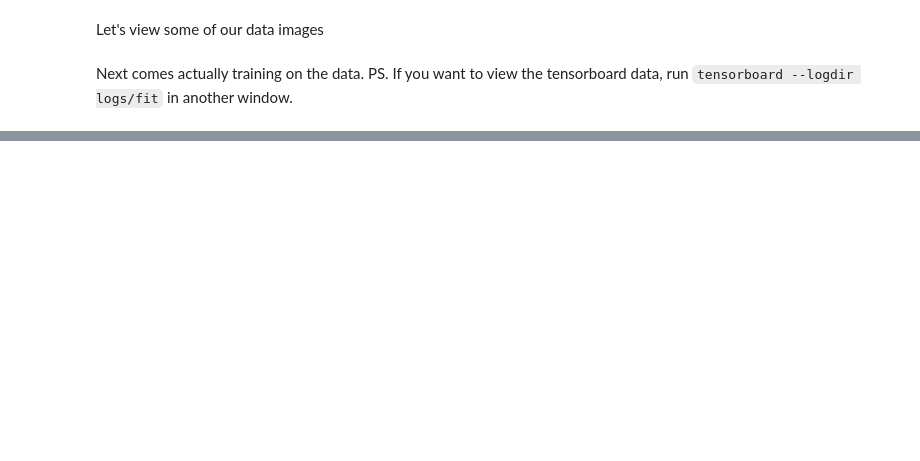
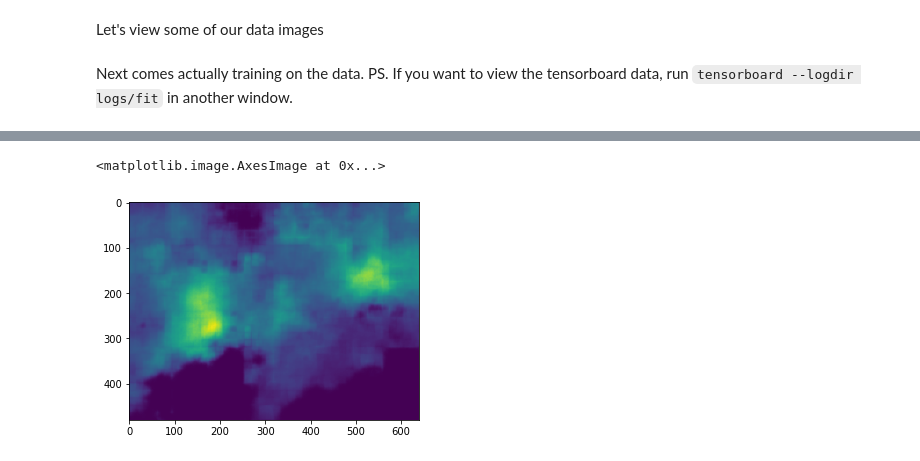
Before and after one commit to Wenhan-Samuel-Lee/ego-planner, a Jupyter notebook: src/neural_net/src/nn.ipynb, the cells around one changed output, grey strips where cells are left out. Saved outputs shown, nothing was run; the diff lists cells and outputs as text; code cells hidden in the pictures; blank space fills up the shorter version.

```diff
--- a/src/neural_net/src/nn.ipynb
+++ b/src/neural_net/src/nn.ipynb
@@ -161,10 +189,10 @@ tensorboard_callback = tf.keras.callbacks.TensorBoard(log_dir=log_dir, histogram
 # mnist_digits = np.concatenate([x_train, x_test], axis=0)
 # mnist_digits = np.expand_dims(mnist_digits, -1).astype("float32") / 255
 
-vae = VAE(encoder, decoder)
-vae.compile(optimizer=keras.optimizers.Adam())
-# vae.compile(optimizer='adam')
+# vae = VAE(encoder, decoder)
+# vae.compile(optimizer=keras.optimizers.Adam())
+vae.compile(optimizer='adam', loss=vae_loss)
 # vae.fit(mnist_digits, epochs=30, batch_size=128)
-history = vae.fit(xy, epochs=100 )
+vae.fit(xy, epochs=100)
 # %% [output]
 Epoch 1/100
@@ -175,8 +216,15 @@ ValueError: The model cannot be compiled because it has no loss to optimize.
 # %%
-# Save the model
+prediction = vae.predict(xy.__getitem__(4)[0])[0]
+plt.imshow(prediction)
+
+
+# # Save the model
 # model.save('models/conv_model')
-model_dir = '../models/conv_model_output_culled'
-tf.saved_model.save(model, model_dir)
+# model_dir = '../models/conv_model_output_culled'
+# tf.saved_model.save(vae, model_dir)
 
 # Open Tensorboard (actually, run this on the command line on your Terminal)
 # %tensorboard --logdir ../logs/fit
+# %% [output]
+<matplotlib.image.AxesImage at 0x...>
+[figure, added]
```
Also changed, not shown: parts of 6 cells of this notebook, 2 other files.
